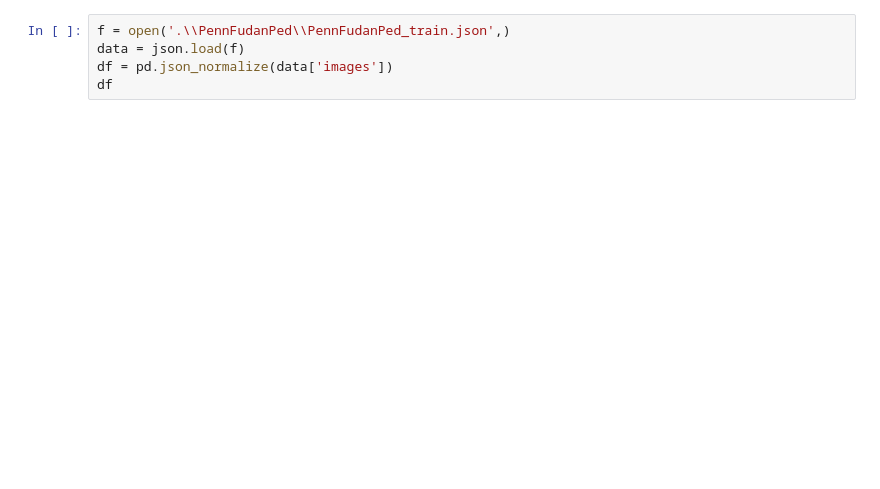
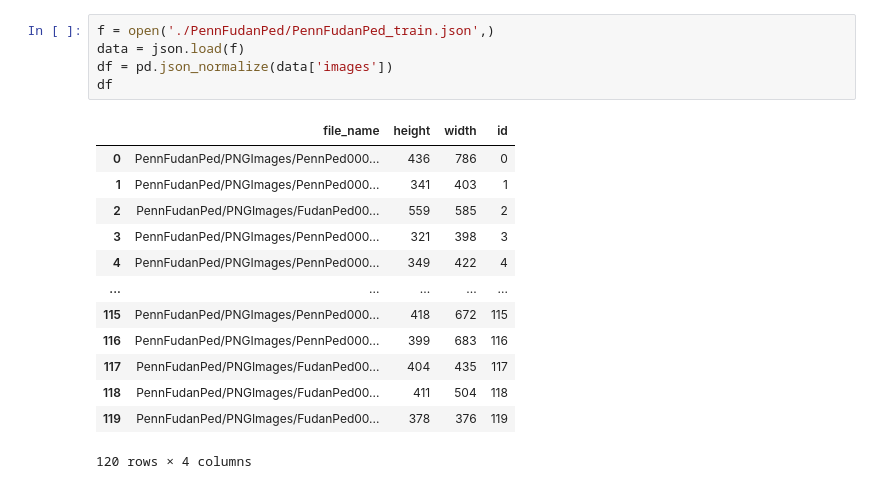
Before and after one commit to aditi184/PedestrianDetection, a Jupyter notebook: notebook.ipynb, the cells around one changed output. Saved outputs shown, nothing was run; the diff lists cells and outputs as text; blank space fills up the shorter version.

```diff
--- a/notebook.ipynb
+++ b/notebook.ipynb
@@ -5,7 +15,21 @@ import os
 # %%
-f = open('.\\PennFudanPed\\PennFudanPed_train.json',)
+f = open('./PennFudanPed/PennFudanPed_train.json',)
 data = json.load(f)
 df = pd.json_normalize(data['images'])
 df
+# %% [output]
+|  | file_name | height | width | id |
+| 0 | PennFudanPed/PNGImages/PennPed000... | 436 | 786 | 0 |
+| 1 | PennFudanPed/PNGImages/PennPed000... | 341 | 403 | 1 |
+| 2 | PennFudanPed/PNGImages/FudanPed00... | 559 | 585 | 2 |
+| 3 | PennFudanPed/PNGImages/PennPed000... | 321 | 398 | 3 |
+| 4 | PennFudanPed/PNGImages/PennPed000... | 349 | 422 | 4 |
+| ... | ... | ... | ... | ... |
+| 115 | PennFudanPed/PNGImages/PennPed000... | 418 | 672 | 115 |
+| 116 | PennFudanPed/PNGImages/PennPed000... | 399 | 683 | 116 |
+| 117 | PennFudanPed/PNGImages/FudanPed00... | 404 | 435 | 117 |
+| 118 | PennFudanPed/PNGImages/FudanPed00... | 411 | 504 | 118 |
+| 119 | PennFudanPed/PNGImages/FudanPed00... | 378 | 376 | 119 |
+120 rows × 4 columns
 # %%
 df1 = pd.json_normalize(data["annotations"])
```
Also changed, not shown: parts of 14 cells of this notebook, 1 other file.
